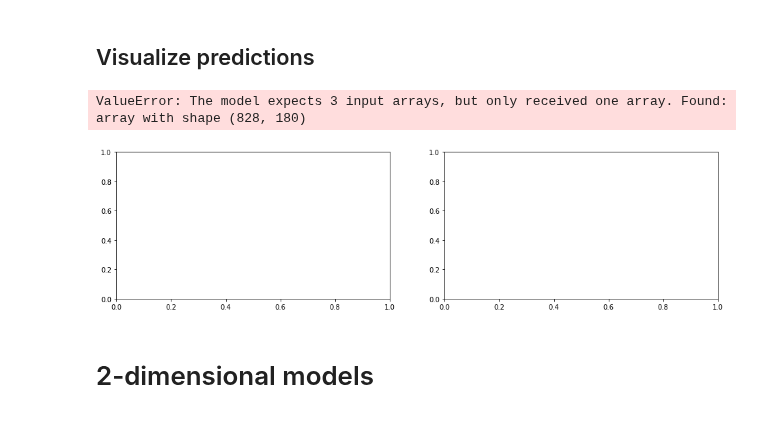
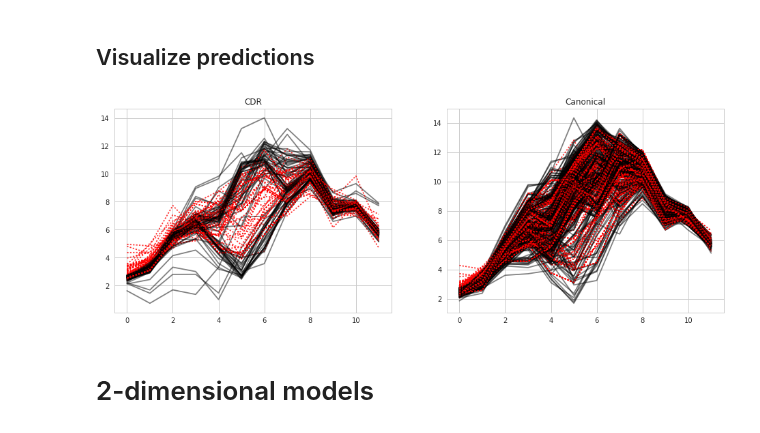
Before and after one commit to antigenomics/tcr-pmhc-study, a Jupyter notebook: loop_model/aa_predict_clust.ipynb, the cells around one changed output. Saved outputs shown, nothing was run; the diff lists cells and outputs as text; code cells hidden in the pictures.

Commit message:
rnn models + more comparisons + fixes

```diff
--- a/loop_model/aa_predict_clust.ipynb
+++ b/loop_model/aa_predict_clust.ipynb
@@ -239,0 +250,11 @@ gru.l4_r4.64-32.no_no.omega
+# %%
+best_models = [(4,4), (6,6)]
+best_layers = [[128,64], [128,64,64], [64,64,64], [64,64], [64,32], [32,32]]
+
+best_hist = {}
+best_models_list = {}
+best_models_loss = pd.DataFrame()
+
+for l,r in best_models:
+    for layers in best_layers:
+        _, best_models_loss = pepmodel.train_model(MAX_POS, 0, "x", layers, l, r, 1500, best_hist, best_models_list, best_models_loss, features = "omega", model_type="gru")
@@ -281,47 +303,44 @@ plt.savefig("loss/comparison/loss_gru_comparison_1500it.png")
 # %% [markdown]
 ## Visualize predictions
 # %%
-model = best_models_list["dense_poslen.l4_r4.128-64.no_no.omega"]
+model = best_models_list["dense.l4_r4.32.no_no.omega"]
 # %%
 def plot_pred(df, pred, ax, title):
     trans = pred.reshape((len(df),MAX_POS))
     for i in range(len(df)):
         ax.plot(range(MAX_POS), df.iloc[i,4:16], c="black", alpha=.5, label="real")
         ax.plot(range(MAX_POS), trans[i,:], c = "red", linestyle="dotted", alpha=.8, label="pred")
     ax.set_title(title)
 
 
+fig, ax = plt.subplots(nrows=1, ncols=2)
+fig.set_figwidth(16)
+
 # Predicted and real coordinates
 df_cdr = pd.read_csv("data/cdr_coord_x.csv.gz")
 df_can = pd.read_csv("data/can_coord_x.csv.gz")
-X_cdr, y_cdr = pep.preprocess.onehot_omega(df_cdr, 4, 4, MAX_POS)
-X_can, y_can = pep.preprocess.onehot_omega(df_can, 4, 4, MAX_POS)
+X_cdr, y_cdr = pep2space.preprocess.onehot_omega(df_cdr, 4, 4, MAX_POS, False)
+X_can, y_can = pep2space.preprocess.onehot_omega(df_can, 4, 4, MAX_POS, False)
 
-fig, ax = plt.subplots(nrows=1, ncols=2)
-fig.set_figwidth(16)
+# X_cdr =  [X_cdr,
+#           np.array([float((x % max_pos) + 1) / MAX_POS for x in range(X_cdr.shape[0])]),
+#           np.full((X_cdr.shape[0],1), MAX_POS)]
+
+# X_can =  [X_can,
+#           np.array([float((x % max_pos) + 1) / MAX_POS for x in range(X_can.shape[0])]),
+#           np.full((X_can.shape[0],1), MAX_POS)]
 
 pred = model.predict(X_cdr)
-# _, pred = get_true_pred_col("data/cdr_coord_x.csv.gz", MinMaxScaler, m_mm_col)
-# _, pred = get_true_pred_col("data/cdr_coord_x.csv.gz", MaxAbsScaler, m_abs_col)
-# _, pred = get_true_pred_all("data/cdr_coord_x.csv.gz", MinMaxScaler(), m_mm_all)
-# _, pred = get_true_pred_all("data/cdr_coord_x.csv.gz", MaxAbsScaler(), m_abs_all)
+# pred = pep2space.preprocess.diff_to_abs(pred, MAX_POS)
 plot_pred(df_cdr, pred, ax[0], "CDR")
 
 pred = model.predict(X_can)
-# _, pred = get_true_pred_col("data/can_coord_x.csv.gz", MinMaxScaler, m_mm_col)
-# _, pred = get_true_pred_col("data/can_coord_x.csv.gz", MaxAbsScaler, m_abs_col)
-# _, pred = get_true_pred_all("data/can_coord_x.csv.gz", MinMaxScaler(), m_mm_all)
-# _, pred = get_true_pred_all("data/can_coord_x.csv.gz", MaxAbsScaler(), m_abs_all)
+# pred = pep2space.preprocess.diff_to_abs(pred, MAX_POS)
 plot_pred(df_can, pred, ax[1], "Canonical")
 
-# plt.savefig("pred_dense_onehot_no.png")
-# plt.savefig("pred_dense_onehot_mm_col.png")
-# plt.savefig("pred_dense_onehot_mm_all.png")
-# plt.savefig("pred_dense_onehot_abs_col.png")
-plt.savefig("pred_tmp.png")
+# plt.savefig("pred/pred_x_diff_coords.png")
 # %% [output]
-ValueError: The model expects 3 input arrays, but only received one array. Found: array with shape (828, 180)
-[figure, old version]
+[figure, new version]
 # %% [markdown]
 # 2-dimensional models
 # %%
```
Also changed, not shown: parts of 13 cells of this notebook, 10 other files.
